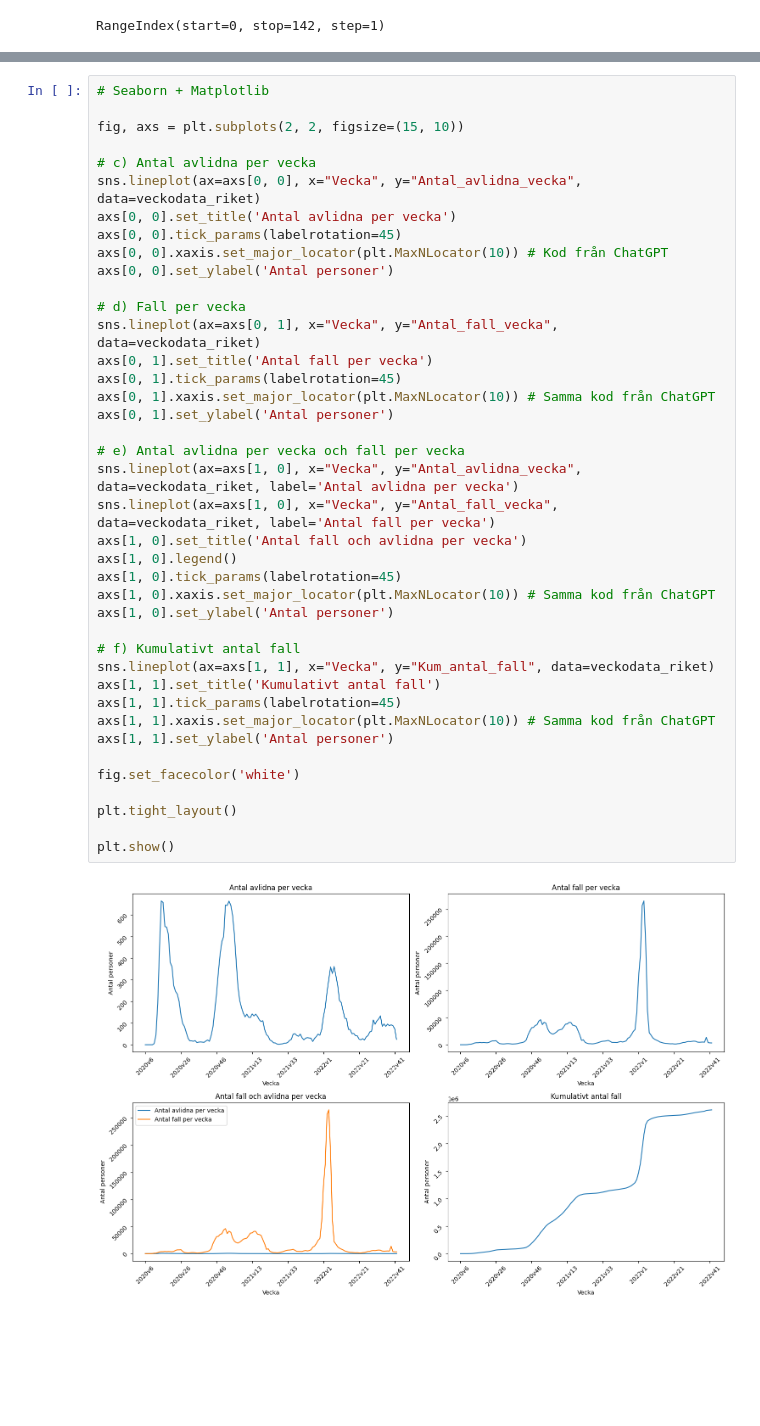
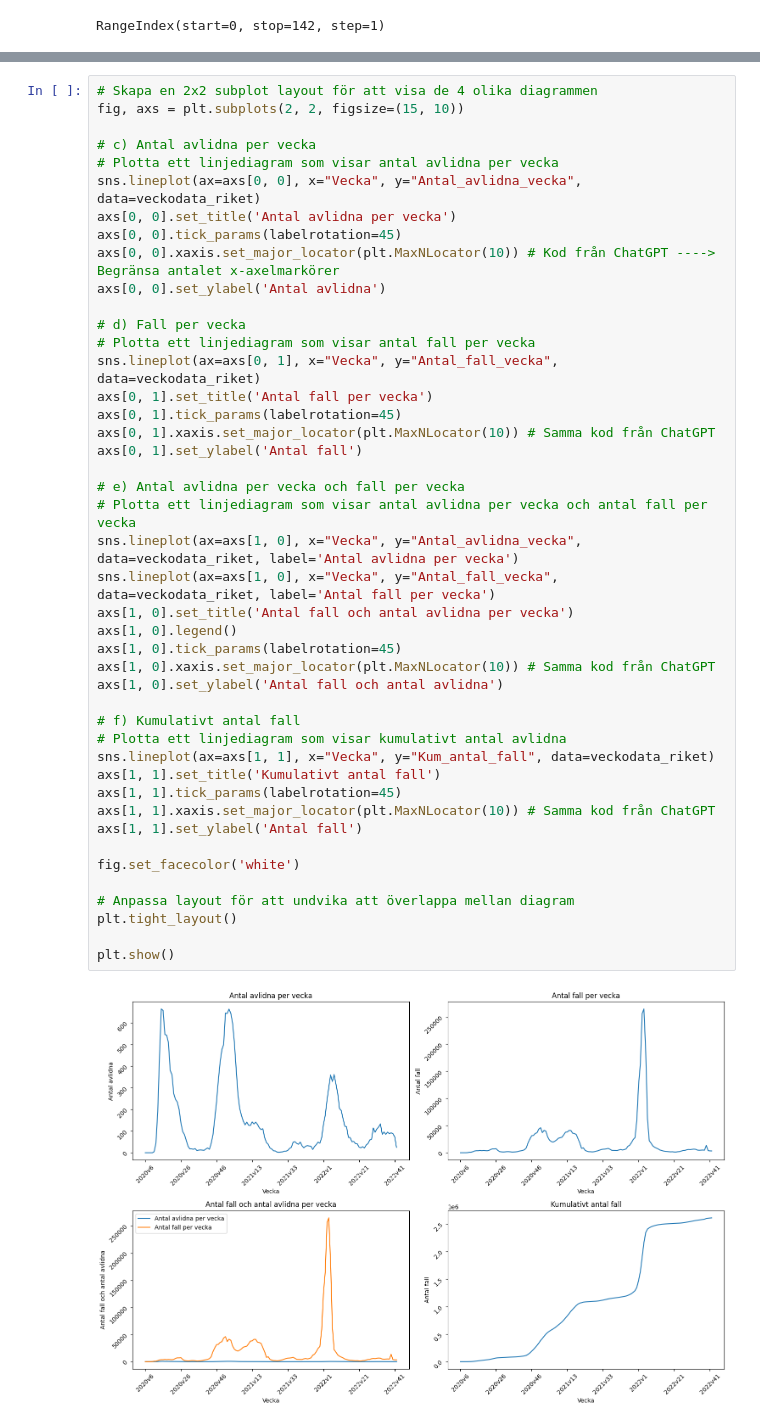
Before and after one commit to TobiasEnglund/Data-Processing-Tobias-Englund, a Jupyter notebook: Labs/Labb_1_Covid-19/labb_1_uppgift_1.ipynb, the cells around one changed output, grey strips where cells are left out. Saved outputs shown, nothing was run; the diff lists cells and outputs as text; blank space fills up the shorter version.

Commit message:
Kommentarer & diagram uppgift 2
Hade missförstått uppgiften så jag fick göra om. Samt kommentarer

```diff
--- a/Labs/Labb_1_Covid-19/labb_1_uppgift_1.ipynb
+++ b/Labs/Labb_1_Covid-19/labb_1_uppgift_1.ipynb
@@ -106,42 +119,46 @@ veckodata_riket
 # %%
-# Seaborn + Matplotlib
-
+# Skapa en 2x2 subplot layout för att visa de 4 olika diagrammen
 fig, axs = plt.subplots(2, 2, figsize=(15, 10))
 
 # c) Antal avlidna per vecka
+# Plotta ett linjediagram som visar antal avlidna per vecka
 sns.lineplot(ax=axs[0, 0], x="Vecka", y="Antal_avlidna_vecka", data=veckodata_riket)
 axs[0, 0].set_title('Antal avlidna per vecka')
 axs[0, 0].tick_params(labelrotation=45)
-axs[0, 0].xaxis.set_major_locator(plt.MaxNLocator(10)) # Kod från ChatGPT
-axs[0, 0].set_ylabel('Antal personer')
+axs[0, 0].xaxis.set_major_locator(plt.MaxNLocator(10)) # Kod från ChatGPT ----> Begränsa antalet x-axelmarkörer
+axs[0, 0].set_ylabel('Antal avlidna')
 
 # d) Fall per vecka
+# Plotta ett linjediagram som visar antal fall per vecka
 sns.lineplot(ax=axs[0, 1], x="Vecka", y="Antal_fall_vecka", data=veckodata_riket)
 axs[0, 1].set_title('Antal fall per vecka')
 axs[0, 1].tick_params(labelrotation=45)
 axs[0, 1].xaxis.set_major_locator(plt.MaxNLocator(10)) # Samma kod från ChatGPT
-axs[0, 1].set_ylabel('Antal personer')
+axs[0, 1].set_ylabel('Antal fall')
 
 # e) Antal avlidna per vecka och fall per vecka
+# Plotta ett linjediagram som visar antal avlidna per vecka och antal fall per vecka
 sns.lineplot(ax=axs[1, 0], x="Vecka", y="Antal_avlidna_vecka", data=veckodata_riket, label='Antal avlidna per vecka')
 sns.lineplot(ax=axs[1, 0], x="Vecka", y="Antal_fall_vecka", data=veckodata_riket, label='Antal fall per vecka')
-axs[1, 0].set_title('Antal fall och avlidna per vecka')
+axs[1, 0].set_title('Antal fall och antal avlidna per vecka')
 axs[1, 0].legend()
 axs[1, 0].tick_params(labelrotation=45)
 axs[1, 0].xaxis.set_major_locator(plt.MaxNLocator(10)) # Samma kod från ChatGPT
-axs[1, 0].set_ylabel('Antal personer')
+axs[1, 0].set_ylabel('Antal fall och antal avlidna')
 
 # f) Kumulativt antal fall
+# Plotta ett linjediagram som visar kumulativt antal avlidna
 sns.lineplot(ax=axs[1, 1], x="Vecka", y="Kum_antal_fall", data=veckodata_riket)
 axs[1, 1].set_title('Kumulativt antal fall')
 axs[1, 1].tick_params(labelrotation=45)
 axs[1, 1].xaxis.set_major_locator(plt.MaxNLocator(10)) # Samma kod från ChatGPT
-axs[1, 1].set_ylabel('Antal personer')
+axs[1, 1].set_ylabel('Antal fall')
 
 fig.set_facecolor('white')
 
+# Anpassa layout för att undvika att överlappa mellan diagram
 plt.tight_layout()
 
 plt.show()
 # %% [output]
-[figure, old version]
+[figure, new version]
```
Also changed, not shown: parts of 9 cells of this notebook, 4 other files.
